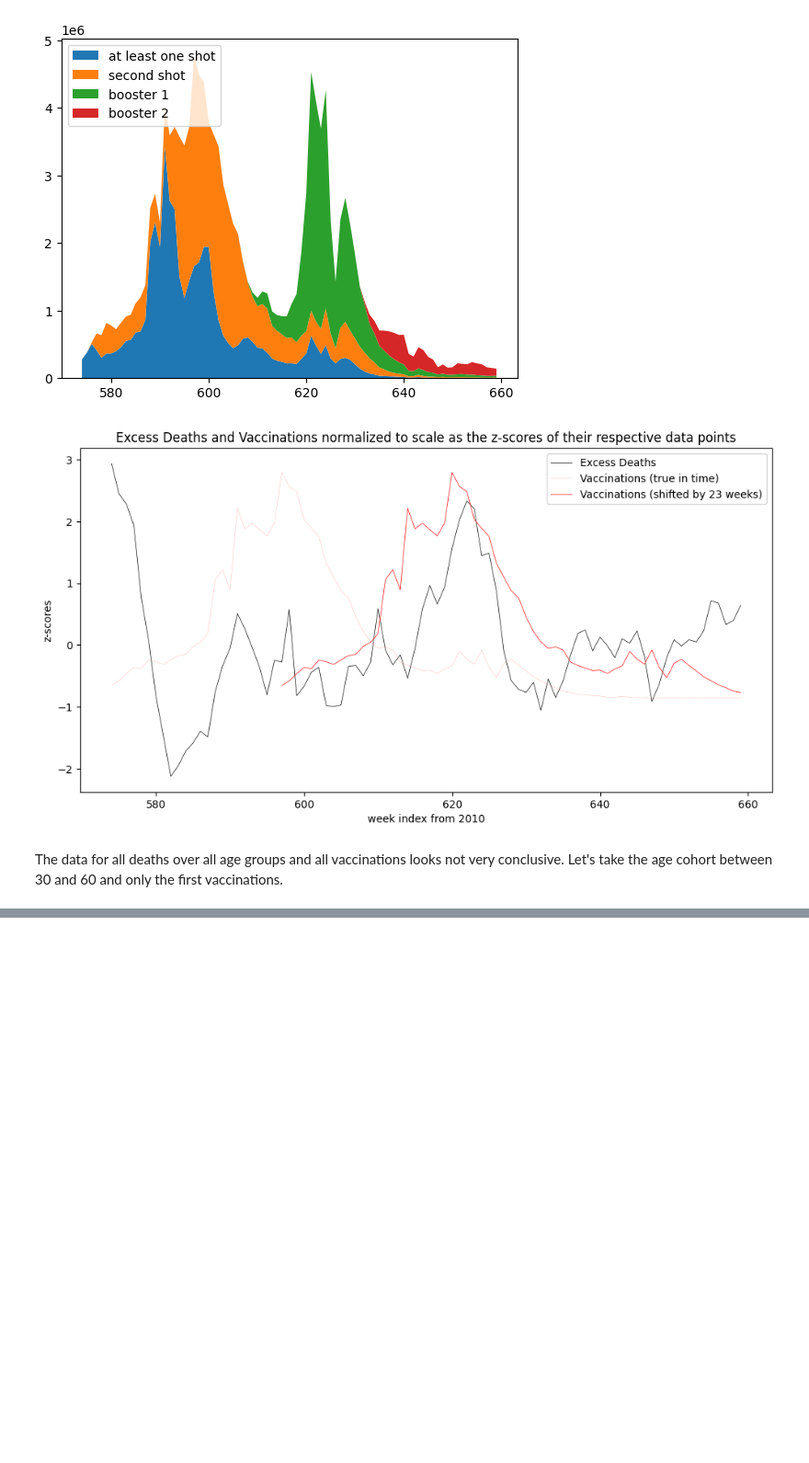
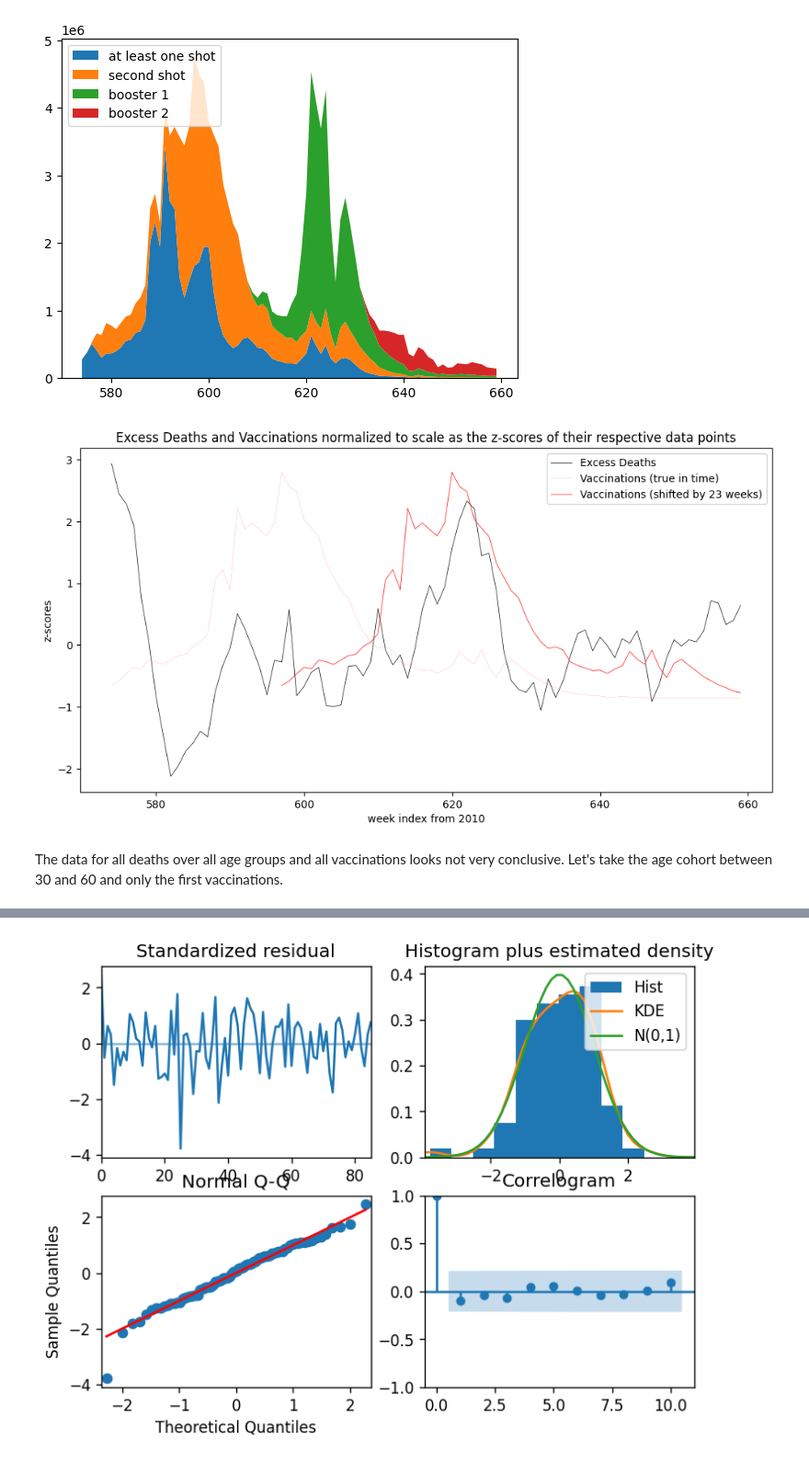
Before and after one commit to matthiasdaues/corona_mortality, a Jupyter notebook: notebooks/mortality_and_vaccination_against_covid.ipynb, the cells around one changed output, grey strips where cells are left out. Shown: that part at 92% size. Saved outputs shown, nothing was run; the diff lists cells and outputs as text; code cells hidden in the pictures; blank space fills up the shorter version.

```diff
--- a/notebooks/mortality_and_vaccination_against_covid.ipynb
+++ b/notebooks/mortality_and_vaccination_against_covid.ipynb
@@ -255,0 +325,15 @@ plt.show()
+# %%
+import pmdarima as pm
+
+# SARIMAX Model
+model = pm.auto_arima(death_vax_weekly[['total_excess']], #exogenous=df[['impfungen_biontech_min1_gi']],
+                           start_p=1, start_q=1,
+                           test='adf',
+                           max_p=3, max_q=3, m=1,
+                           start_P=0, seasonal=False,
+                           d=None, D=1, trace=True,
+                           error_action='ignore',
+                           suppress_warnings=True,
+                           stepwise=True)
+
+sxmodel.summary()
@@ -255,0 +378,5 @@ plt.show()
+# %%
+model.plot_diagnostics(figsize=(7,5))
+plt.show()
+# %% [output]
+[figure, added]
```
Also changed, not shown: parts of 8 cells of this notebook.
